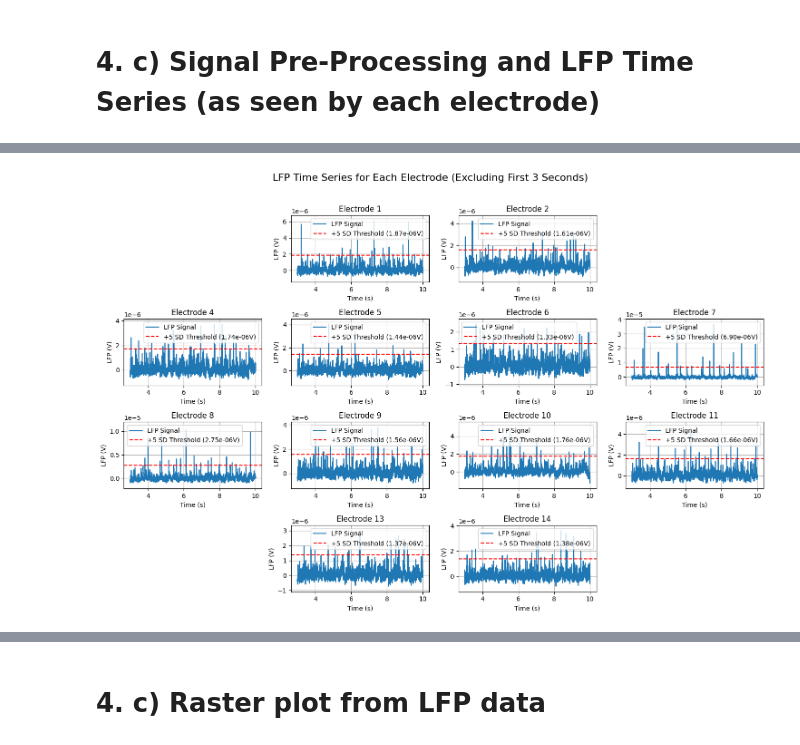
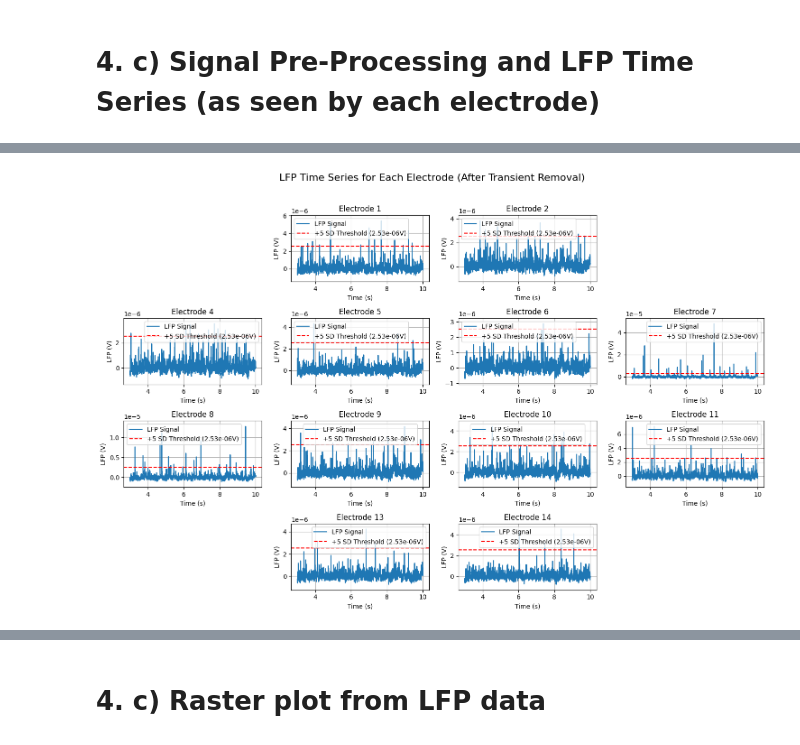
Before and after one commit to hkisic/BEP, a Jupyter notebook: AdExIF_Model_LFP.ipynb, the cells around one changed output, grey strips where cells are left out. Drawn from its saved outputs; the diff is of its cells as text; code cells hidden in the pictures.

```diff
--- a/AdExIF_Model_LFP.ipynb
+++ b/AdExIF_Model_LFP.ipynb
@@ -395,4 +444,5 @@ def run_model(connectivity_profile, N, **params):
 # %%
+#Old protocol with unorganized saving
 import pickle
 import os
 import numpy as np
@@ -427,10 +477,10 @@ linear_mutant_experiment_2_results = []
 linear_mutant_experiment_3_results = []
 parabolic_mutant_experiment_3_results = []
 
-N = 1000
+N = 100
 
 # Create a results directory
-results_dir = "simulation_results"
+results_dir = "N_500_simulation_2_results"
 os.makedirs(results_dir, exist_ok=True)
 
 # Create a timestamp for unique filenames
@@ -449,7 +499,7 @@ experiment_params = {
     "timestamp": timestamp
 }
 
-params_filename = f"{results_dir}/experiment_1_params_{timestamp}.pkl"
+params_filename = f"{results_dir}/simulation_2_params_{timestamp}.pkl"
 with open(params_filename, 'wb') as f:
     pickle.dump(experiment_params, f)
 print(f"Experiment parameters saved to {params_filename}")
@@ -1757,70 +3059,48 @@ LFP Time-series for simulations after the transient
 # %%
 
-# Create full time vector
-duration = signal_length / fs
-time = np.linspace(0, duration, signal_length)
 
-# Create truncated time vector (without first 3 seconds)
-truncated_start_idx = 3 * fs  # Skip the first 3 seconds (3*fs samples)
-truncated_signal_length = signal_length - truncated_start_idx
-truncated_duration = truncated_signal_length / fs
-truncated_time = np.linspace(3, 3 + truncated_duration, truncated_signal_length)
-
-# Plot LFP time series for each electrode (without first 3 seconds)
+# Plot LFP time series for each electrode (only after transient period)
 fig, axes = plt.subplots(4, 4, figsize=(15, 10), constrained_layout=True)
 
 for i, ax in enumerate(axes.flat):
     if i not in empty_indices:
-        # Plot only data after the first 3 seconds
-        truncated_signal = elec_array[i][truncated_start_idx:]
-        ax.plot(truncated_time, truncated_signal, label="LFP Signal")
+        # Plot only the part of the signal after the transient
+        ax.plot(time_after_transient, elec_array[i][transient_cutoff:], label="LFP Signal")
 
-        # Add threshold line with explicit debugging
-        threshold = threshold_positive[i]
-        print(f"Electrode {i}: threshold = {threshold}")
+        # Add the uniform threshold line
+        ax.axhline(y=threshold, color='r', linestyle='--',
+                  label=f"+5 SD Threshold ({threshold:.2e}V)")
 
-        if not np.isnan(threshold):
-            ax.axhline(y=threshold, color='r', linestyle='--',
-                      label=f"+5 SD Threshold ({threshold:.2e}V)")
+        # Adjust y-axis to show the signal and threshold
+        signal_min = np.nanmin(elec_array[i][transient_cutoff:])
+        signal_max = np.nanmax(elec_array[i][transient_cutoff:])
+        range_size = signal_max - signal_min
 
-            # Force y-axis to show the threshold
-            # Adjust the bounds to include the threshold with some margin
-            signal_min = np.nanmin(truncated_signal)
-            signal_max = np.nanmax(truncated_signal)
-            range_size = signal_max - signal_min
-
-            # Set y limits to ensure threshold is visible
-            y_min = min(signal_min - 0.1 * range_size, threshold - 0.1 * range_size)
-            y_max = max(signal_max + 0.1 * range_size, threshold + 0.1 * range_size)
-            ax.set_ylim(y_min, y_max)
+        # Set y limits to ensure threshold is visible
+        y_min = min(signal_min - 0.1 * range_size, threshold - 0.1 * range_size)
+        y_max = max(signal_max + 0.1 * range_size, threshold + 0.1 * range_size)
+        ax.set_ylim(y_min, y_max)
 
         ax.set_title(f"Electrode {i}")
         ax.set_xlabel("Time (s)")
         ax.set_ylabel("LFP (V)")
         ax.grid(True)
         ax.legend()
     else:
         ax.set_visible(False)
 
 # Set the overall figure title
-fig.suptitle("LFP Time Series for Each Electrode (Excluding First 3 Seconds)", fontsize=16)
+fig.suptitle("LFP Time Series for Each Electrode (After Transient Removal)", fontsize=16)
 
 # Show the plot
 plt.tight_layout(rect=[0, 0, 1, 0.96])  # Adjust for the main title
 plt.show()
 
 # Print summary of processing results
 present_electrodes = [i for i in range(16) if i not in empty_indices]
 
 print("\nProcessed results for present electrodes:")
 for i in present_electrodes:
-    print(f"Electrode {i}: Baseline = {baseline[i]:.2e}V, StdDev = {std_dev[i]:.2e}V, Threshold = {threshold_positive[i]:.2e}V")
-
-# Additional analysis to compare electrodes
-print("\nElectrode Threshold Summary:")
-thresholds = [threshold_positive[i] for i in present_electrodes]
-print(f"Minimum threshold: {np.nanmin(thresholds):.2e}V")
-print(f"Maximum threshold: {np.nanmax(thresholds):.2e}V")
-print(f"Mean threshold: {np.nanmean(thresholds):.2e}V")
-print(f"Threshold standard deviation: {np.nanstd(thresholds):.2e}V")
+    print(f"Electrode {i}: Baseline = {baseline[i]:.2e}V, StdDev = {std_dev[i]:.2e}V")
 # %% [output]
+[figure, new version]
@@ -1839 +3119,0 @@ Electrode 14: threshold = 1.3758303540158122e-06
-[figure, old version]
```
Also changed, not shown: parts of 12 cells of this notebook.
